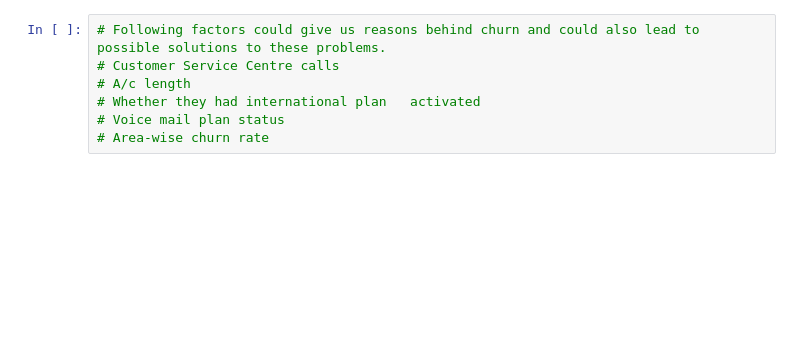
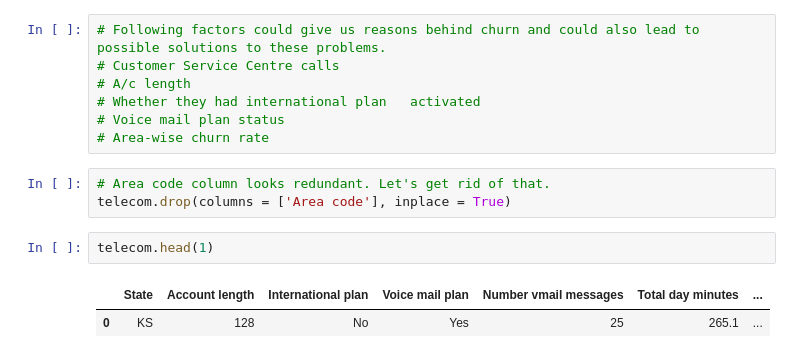
Before and after one commit to Sandip-Nayak/Telecom-Churn-Analysis---Capstone-Project, a Jupyter notebook: Telecom_Churn_Analysis_Capstone_Project.ipynb, the cells around one changed output. Drawn from its saved outputs; the diff is of its cells as text; blank space fills up the shorter version.

```diff
--- a/Telecom_Churn_Analysis_Capstone_Project.ipynb
+++ b/Telecom_Churn_Analysis_Capstone_Project.ipynb
@@ -320,3 +301,11 @@ dtype: bool
 # Whether they had international plan	activated
 # Voice mail plan status
 # Area-wise churn rate
+# %%
+# Area code column looks redundant. Let's get rid of that.
+telecom.drop(columns = ['Area code'], inplace = True)
+# %%
+telecom.head(1)
+# %% [output]
+|  | State | Account length | International plan | Voice mail plan | Number vmail messages | Total day minutes | ... |
+| 0 | KS | 128 | No | Yes | 25 | 265.1 | ... |
```
Also changed, not shown: parts of 1 cell of this notebook.
